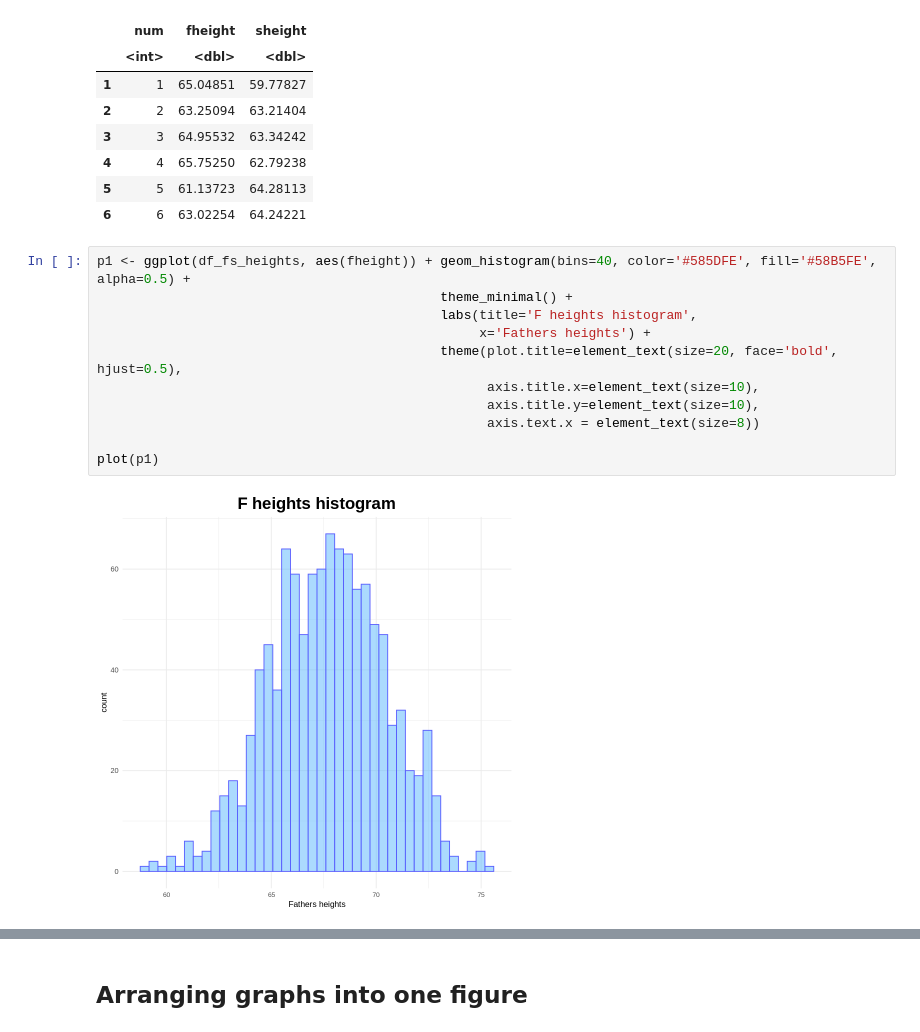
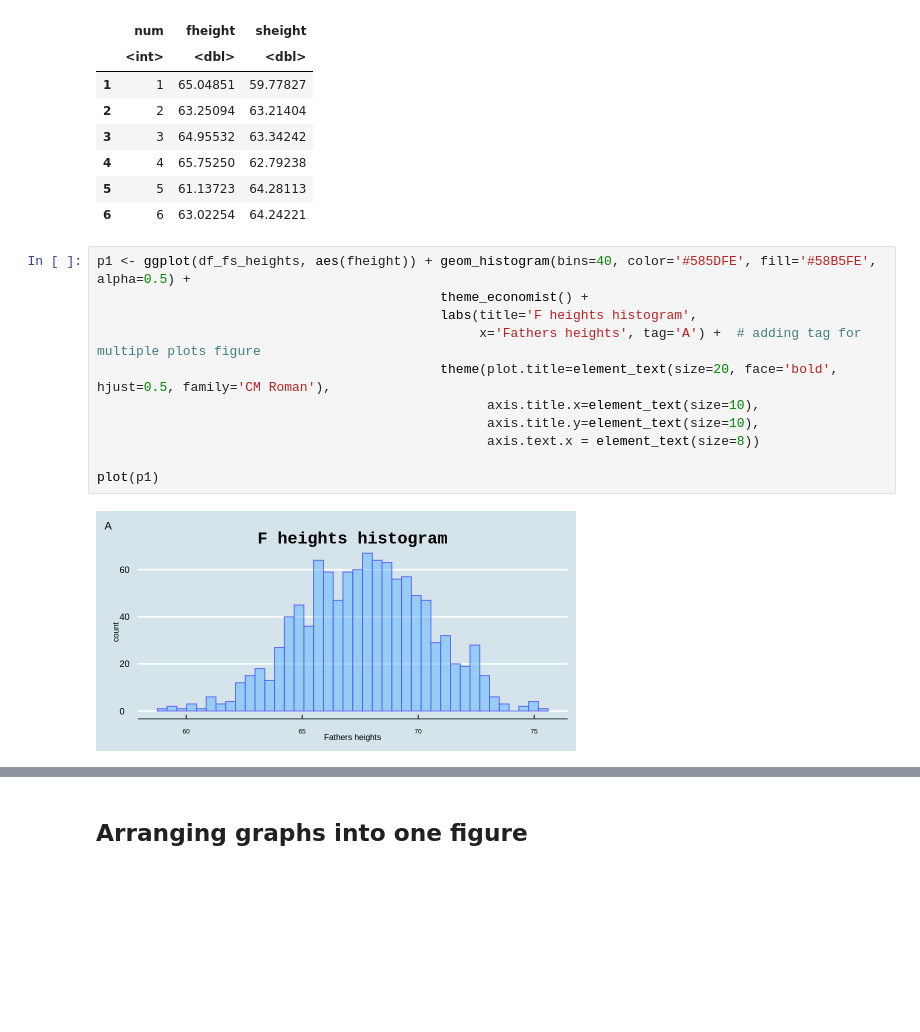
Before and after one commit to kamclar/statisticka_analyza_dat_cviceni, a Jupyter notebook: Lesson_05.ipynb, the cells around one changed output, grey strips where cells are left out. Saved outputs shown, nothing was run; the diff lists cells and outputs as text; blank space fills up the shorter version.

```diff
--- a/Lesson_05.ipynb
+++ b/Lesson_05.ipynb
@@ -237,16 +254,16 @@ A data.frame: 6 × 3
 | 6 | 6 | 63.02254 | 64.24221 |
 # %%
 p1 <- ggplot(df_fs_heights, aes(fheight)) + geom_histogram(bins=40, color='#585DFE', fill='#58B5FE', alpha=0.5) +
-                                            theme_minimal() +
+                                            theme_economist() +
                                             labs(title='F heights histogram',
-                                                 x='Fathers heights') +
-                                            theme(plot.title=element_text(size=20, face='bold', hjust=0.5),
+                                                 x='Fathers heights', tag='A') +  # adding tag for multiple plots figure
+                                            theme(plot.title=element_text(size=20, face='bold', hjust=0.5, family='CM Roman'),
                                                   axis.title.x=element_text(size=10),
                                                   axis.title.y=element_text(size=10),
                                                   axis.text.x = element_text(size=8))
 
 plot(p1)
 # %% [output]
-[figure, old version]
+[figure, new version]
 # %%
 p2 <- ggplot(df_fs_heights, aes(sheight)) + geom_histogram(bins=40, color='#44AB69', fill='#B3FF77', alpha=0.5) +
```
Also changed, not shown: parts of 11 cells of this notebook.
